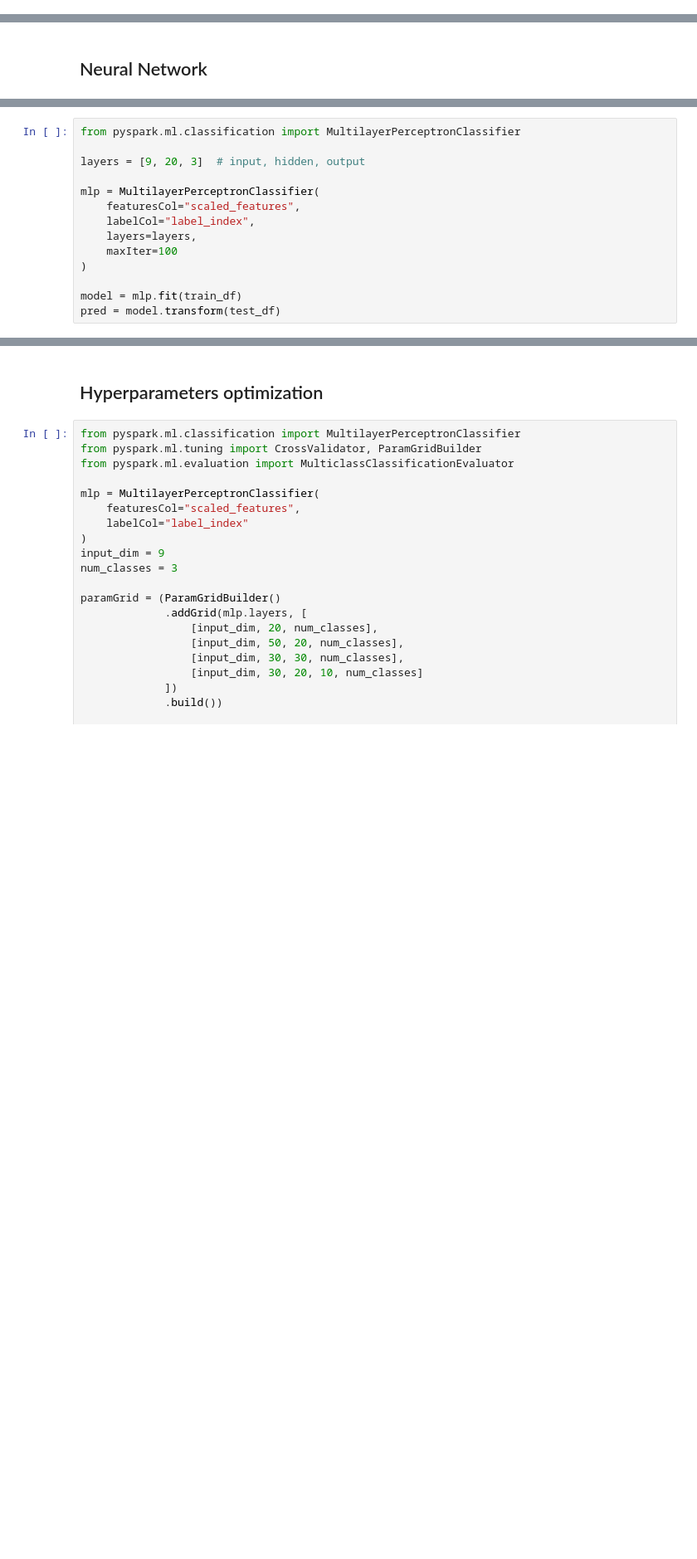
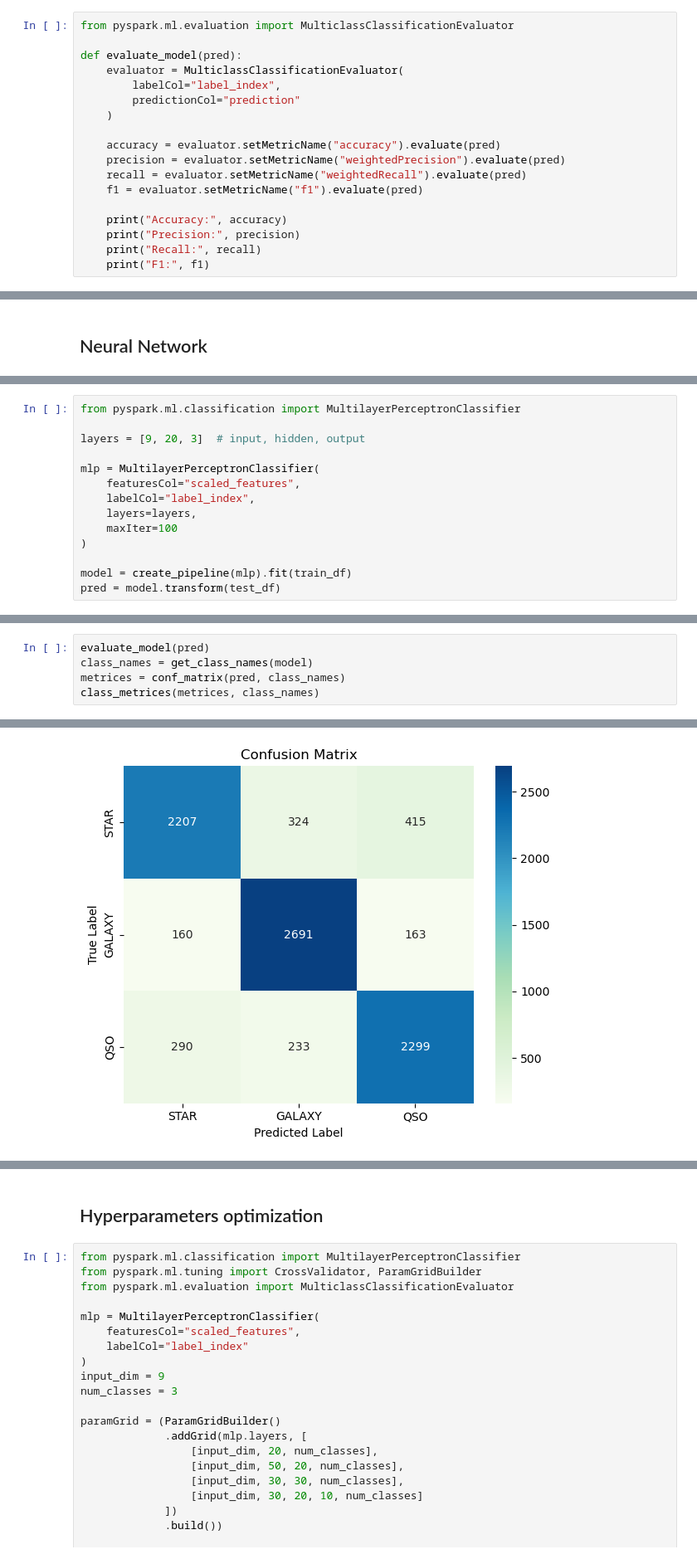
Before and after one commit to Piotrek2133/StellarClassifier, a Jupyter notebook: data_analysis_spark.ipynb, the cells around one changed output, grey strips where cells are left out. Shown at 83% size. Saved outputs shown, nothing was run; the diff lists cells and outputs as text; blank space fills up the shorter version.

```diff
--- a/data_analysis_spark.ipynb
+++ b/data_analysis_spark.ipynb
@@ -427,0 +378,18 @@ plt.show()
+# %%
+from pyspark.ml.evaluation import MulticlassClassificationEvaluator
+
+def evaluate_model(pred):
+    evaluator = MulticlassClassificationEvaluator(
+        labelCol="label_index",
+        predictionCol="prediction"
+    )
+
+    accuracy = evaluator.setMetricName("accuracy").evaluate(pred)
+    precision = evaluator.setMetricName("weightedPrecision").evaluate(pred)
+    recall = evaluator.setMetricName("weightedRecall").evaluate(pred)
+    f1 = evaluator.setMetricName("f1").evaluate(pred)
+
+    print("Accuracy:", accuracy)
+    print("Precision:", precision)
+    print("Recall:", recall)
+    print("F1:", f1)
@@ -645,7 +523,7 @@ mlp = MultilayerPerceptronClassifier(
     maxIter=100
 )
 
-model = mlp.fit(train_df)
+model = create_pipeline(mlp).fit(train_df)
 pred = model.transform(test_df)
 # %%
 cm = pred.crosstab("label_index", "prediction")
@@ -740,0 +539,6 @@ Class QSO
+# %%
+evaluate_model(pred)
+class_names = get_class_names(model)
+metrices = conf_matrix(pred, class_names)
+class_metrices(metrices, class_names)
+# %% [output]
@@ -740,0 +549 @@ Class QSO
+[figure, added]
```
Also changed, not shown: parts of 92 cells of this notebook.
